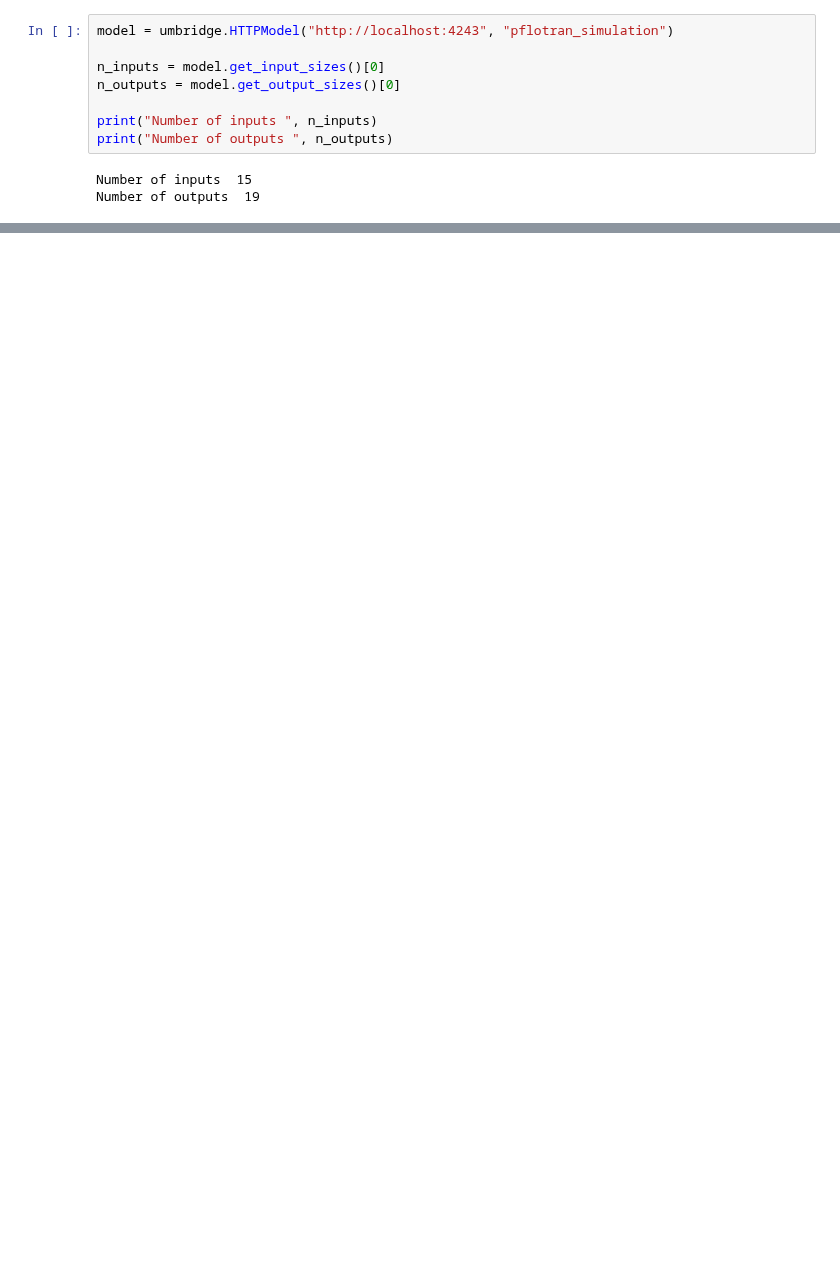
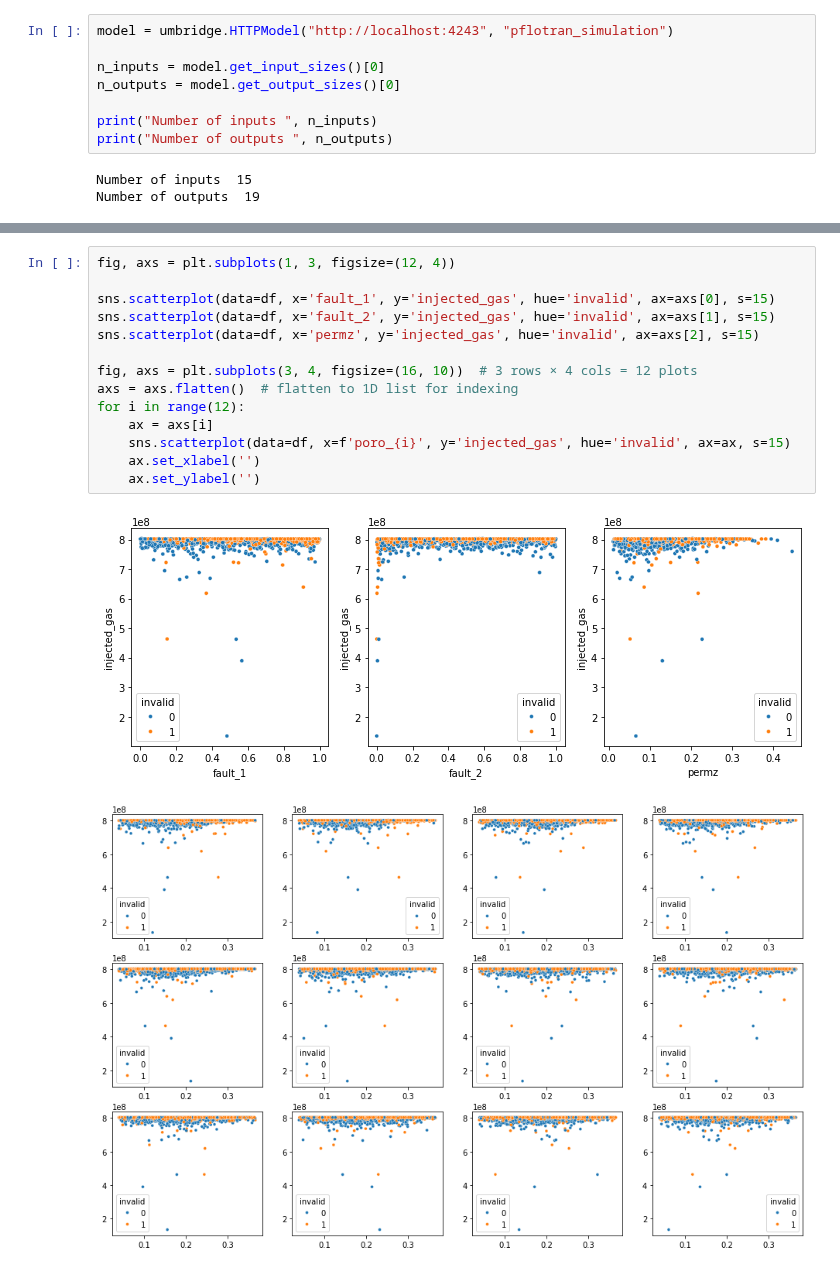
Before and after one commit to UM-Bridge/benchmarks, a Jupyter notebook: benchmarks/resevoirsim/opengosim.ipynb, the cells around one changed output, grey strips where cells are left out. Drawn from its saved outputs; the diff is of its cells as text; blank space fills up the shorter version.

```diff
--- a/benchmarks/resevoirsim/opengosim.ipynb
+++ b/benchmarks/resevoirsim/opengosim.ipynb
@@ -481,0 +350,17 @@ Parameters [0.11499228 0.22447775 0.17613802 0.11499228 0.11499228 0.17613802
+# %%
+fig, axs = plt.subplots(1, 3, figsize=(12, 4))
+
+sns.scatterplot(data=df, x='fault_1', y='injected_gas', hue='invalid', ax=axs[0], s=15)
+sns.scatterplot(data=df, x='fault_2', y='injected_gas', hue='invalid', ax=axs[1], s=15)
+sns.scatterplot(data=df, x='permz', y='injected_gas', hue='invalid', ax=axs[2], s=15)
+
+fig, axs = plt.subplots(3, 4, figsize=(16, 10))  # 3 rows × 4 cols = 12 plots
+axs = axs.flatten()  # flatten to 1D list for indexing
+for i in range(12):
+    ax = axs[i]
+    sns.scatterplot(data=df, x=f'poro_{i}', y='injected_gas', hue='invalid', ax=ax, s=15)
+    ax.set_xlabel('')
+    ax.set_ylabel('')
+# %% [output]
+[figure, added]
+[figure, added]
```
Also changed, not shown: parts of 30 cells of this notebook.
